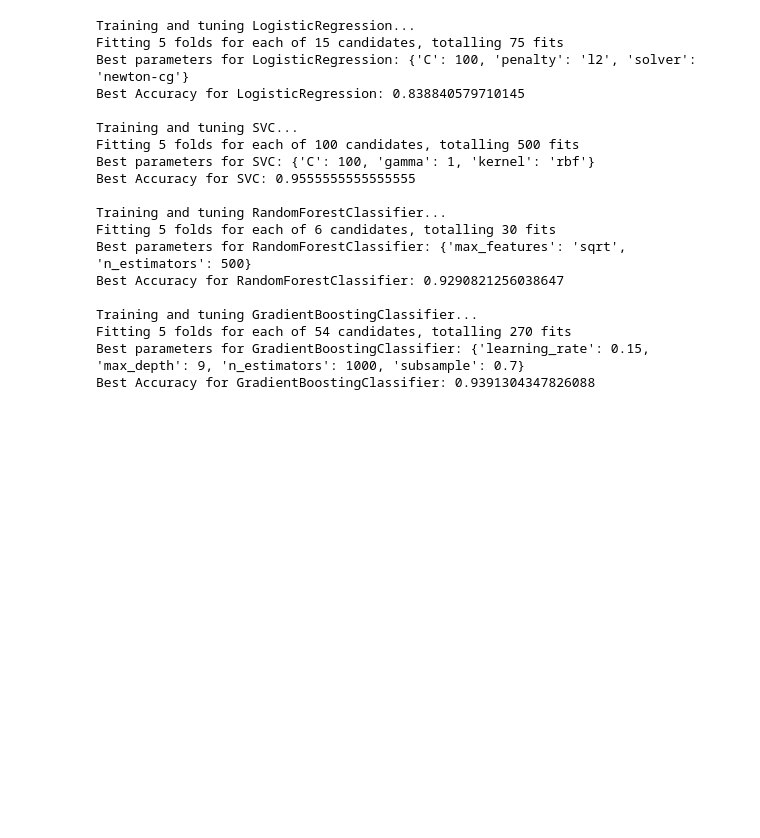
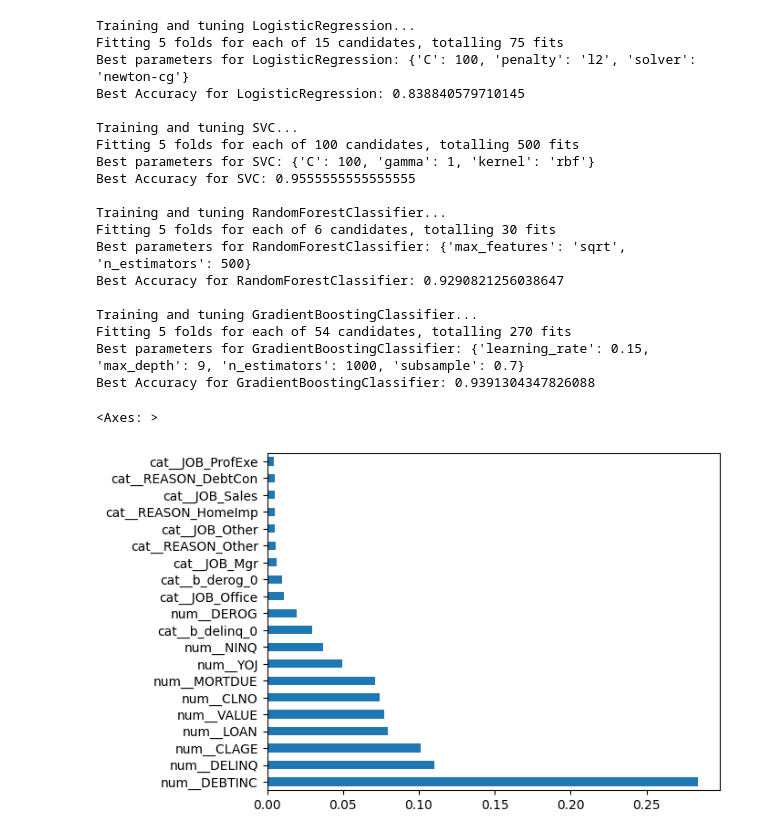
Before and after one commit to jake052799/ThinkfulProjectsAssessmentsandData, a Jupyter notebook: Capstone Folder/HMEQCapstone2/hmeq_codeevalrevised.ipynb, the cells around one changed output. Saved outputs shown, nothing was run; the diff lists cells and outputs as text; code cells hidden in the pictures; blank space fills up the shorter version.

```diff
--- a/Capstone Folder/HMEQCapstone2/hmeq_codeevalrevised.ipynb
+++ b/Capstone Folder/HMEQCapstone2/hmeq_codeevalrevised.ipynb
@@ -255,7 +256,7 @@ numerical_transformer = Pipeline(steps= [
 
 categorical_transformer = Pipeline(steps= [
     ('imputer', SimpleImputer(strategy= 'constant', fill_value= 'Other')),
-    ('onehot', OneHotEncoder(handle_unknown='ignore', sparse= False))
+    ('onehot', OneHotEncoder(handle_unknown='ignore', drop='if_binary', sparse= False))
 ])
 # %%
 # Update categorical and numeric columns
@@ -474,7 +463,7 @@ fig.show()
 # %%
 # Gradient Boosting Classifier Confusion Matrix
 
-gbc = GradientBoostingClassifier(learning_rate= 0.15, max_depth= 9, n_estimators= 1000, subsample= 0.7)
+gbc = GradientBoostingClassifier(learning_rate= 0.1, max_depth= 9, n_estimators= 1000, subsample= 0.7)
 gbc.fit(X_train, y_train)
 
 y_pred = gbc.predict(X_test)
@@ -501,3 +490,9 @@ fig.update_layout(title='Gradient Boosting Classifier Confusion Matrix', xaxis_t
 
 # Show the plot
 fig.show()
+# %%
+feat_importances = pd.Series(gbc.feature_importances_, index=X_preprocessed.columns)
+feat_importances.nlargest(20).plot(kind='barh')
+# %% [output]
+<Axes: >
+[figure, added]
```
Also changed, not shown: parts of 6 cells of this notebook.
